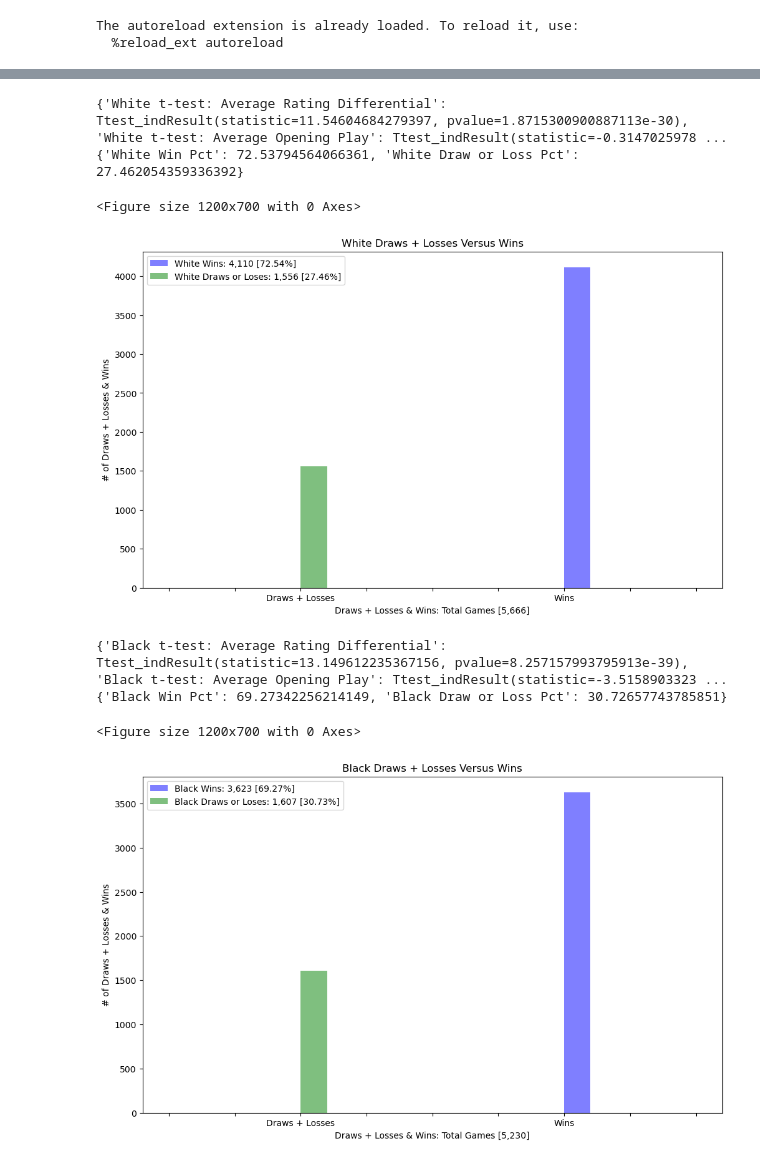
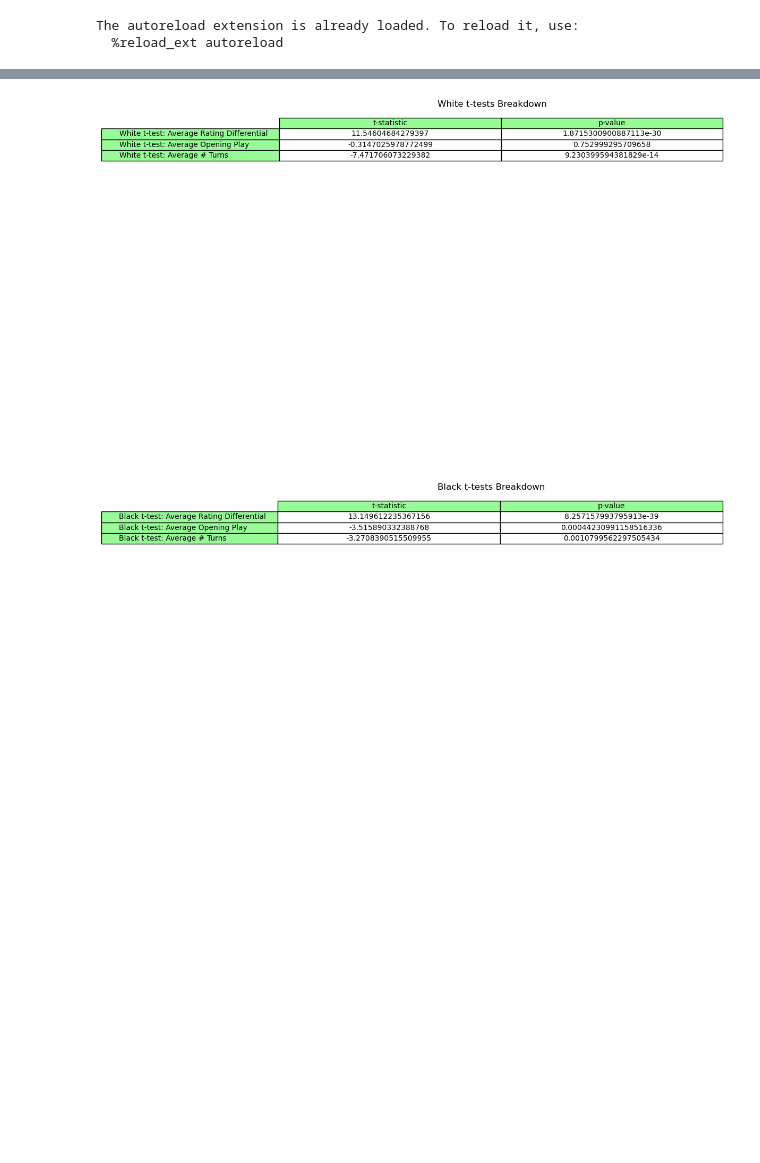
Before and after one commit to mbrann2/chess_games, a Jupyter notebook: notebooks/final_functions.ipynb, the cells around one changed output, grey strips where cells are left out. Saved outputs shown, nothing was run; the diff lists cells and outputs as text; code cells hidden in the pictures; blank space fills up the shorter version.

```diff
--- a/notebooks/final_functions.ipynb
+++ b/notebooks/final_functions.ipynb
@@ -63,3 +66,13 @@ wins_and_draws = chess.wins_versus_draws(chess_df, path="../images/wins_versus_d
 # %%
 # Null Hypothesis 3: The average number of turns in a game has no significance on which player wins the game.
 # Alternative Hypothesis 3: The average number of turns in a game has significance on which player wins the game.
+# %%
+# Obtain filtered white dataset where white is superior, or greater than 100 rating than black, and parse by white wins versus draws plus losses.
+# Map white wins to 1 and white draws or losses to 0.
+
+white_diff = chess.chess_differentials_white(chess_df)
+# %%
+# Obtain filtered black dataset where black is superior, or greater than 100 rating than white, and parse by black wins versus draws plus losses.
+# Map black wins to 1 and black draws or losses to 0.
+
+black_diff = chess.chess_differentials_black(chess_df)
@@ -66,49 +84,32 @@ wins_and_draws = chess.wins_versus_draws(chess_df, path="../images/wins_versus_d
 # %%
-# Look at stronger white players, greater than 100 ELO difference, and map wins to 1 and draws or losses to 0.
-# Perform two-sample independent t-tests to analyze the p-value and ultimately the null & alternative hypotheses for white rating differentials,
-# number of consecutive moves where a player follows an optimal book, and number of turns in the game. Generate table of results.
-# Histogram plot displaying white wins versus white draws and losses when white is the superior opponent.
+# White and black t-test tables for rating differential, opening play, and # of turns.
 
-white_player_differentials = chess.chess_differentials_white(chess_df, path1='../images/white_t_tests.png', path2='../images/white_wins_vs_draws_&_losses.png')
+t_testing_tables = chess.t_tests_tables(chess.t_tests(white_diff, black_diff), path1='../images/white_t_tests.png', path2='../images/black_t_tests.png')
 
+# White Opponent Superior:
 # The p-value for average rating differential and average opening play is less than 0.05, so we reject all the null hypotheses and there is significant difference, or impact,
 # between the white rating differentials and the number of turns in the game, all in relation to white winning the game.
 # The p-value for average number of consecutive moves where white follows an optimal book opening is greater than 0.05, so we can accept the null hypothesis
 # and state that there is no significance in following an average amount of consecutive moves of an optimal book opening and white winning the game.
 # Additionally, the relatively high t-statistic of approximately 11.55 and -7.47 for rating differentials and number of turns simply indicates the confidence in the predictor coefficient,
 # since they're both far greater than 1 standard deviation away, or an absolute value of 1.96, for an alpha value of 0.05, and further supports the decision to reject the null hypothesis.
 # The low t-statistic of -0.31 for opening play shows a lack of confidence in the predictor coefficient and further supports the decision to accept the null hypothesis since it's
 # less than 1 standard deviation away, or an absolute value of 1.96, for an alpha value of 0.05.
 # The positive t-statistic indicates that the sample mean for rating differentials greater than or equal to the average have a large sample size
 # than the sample mean for ratng differentials less than the average.
 # The negative t-statistic indicates that the sample means for opening plays and number of turns greater than or equal to the average have a smaller sample size
 # than the sample means for opening plays and number of turns less than the average.
 # The fact that white moves first might overcome the necessity to follow an optimal book opening for a consecutive amount of moves in order to win.
-# When only considering wins and draws plus losses of a higher-ranked white opponent, white wins 72.54% of the time and draws or loses 27.46% of the time over 5,666 games.
+
+# Black Opponent Superior:
+# The p-value for rating differential, number of turns, and opening play is less than 0.05, so we reject all the null hypotheses and there is significant difference, or impact,
+# between: the black rating differentials, the consecutive moves used from an optimal book opening, the number of turns in the game, all in relation to who wins the game.
+# Additionally, the relatively high t-statistic of approximately 13.15, -3.52, and -3.27 for rating differentials, opening book play, and number of turns simply indicates the confidence in the predictor coefficient,
+# since they're all far greater than 1 standard deviation away, or an absolute value of 1.96, for an alpha value of 0.05, and further supports the decision to reject the null hypothesis.
+# The positive t-statistic indicates that the sample mean for rating differentials greater than or equal to the average have a large sample size
+# than the sample mean for rating differentials less than the average.
+# The negative t-statistic indicates that the sample means for opening plays and number of turns greater than or equal to the average have a smaller sample size
+# than the sample means for opening plays and number of turns less than the average.
 # %% [output]
-{'White t-test: Average Rating Differential': Ttest_indResult(statistic=11.54604684279397, pvalue=1.8715300900887113e-30), 'White t-test: Average Opening Play': Ttest_indResult(statistic=-0.3147025978 ...
-{'White Win Pct': 72.53794564066361, 'White Draw or Loss Pct': 27.462054359336392}
-<Figure size 1200x700 with 0 Axes>
-[figure, old version]
+[figure, new version]
+[figure, added]
-# %%
-# Look at stronger black players, greater than 100 ELO difference, and map black wins to 1 and black draws or losses to 0.
-# Perform two-sample independent t-tests to analyze the p-values and ultimately the null & alternative hypotheses for black rating differentials,
-# number of consecutive moves where a player follows an optimal book and number of turns in the game. Generate table of results.
-# Histogram plot displaying black wins versus black draws and losses when black is the superior opponent.
-
-black_player_differentials = chess.chess_differentials_black(chess_df, path1='../images/black_t_tests.png', path2='../images/black_wins_vs_draws_&_losses.png')
-
-# The p-value for rating differential, number of turns, and opening play is less than 0.05, so we reject all the null hypotheses and there is significant difference, or impact,
-# between: the black rating differentials, the consecutive moves used from an optimal book opening, the number of turns in the game, all in relation to who wins the game.
-# Additionally, the relatively high t-statistic of approximately 13.15, -3.52, and -3.27 for rating differentials, opening book play, and number of turns simply indicates the confidence in the predictor coefficient,
-# since they're all far greater than 1 standard deviation away, or an absolute value of 1.96, for an alpha value of 0.05, and further supports the decision to reject the null hypothesis.
-# The positive t-statistic indicates that the sample mean for rating differentials greater than or equal to the average have a large sample size
-# than the sample mean for rating differentials less than the average.
-# The negative t-statistic indicates that the sample means for opening plays and number of turns greater than or equal to the average have a smaller sample size
-# than the sample means for opening plays and number of turns less than the average.
-# When only considering wins and draws plus losses of a higher-ranked black opponent, black wins 69.27% of the time and draws or loses 30.73% of the time over 5,230 games.
-# %% [output]
-{'Black t-test: Average Rating Differential': Ttest_indResult(statistic=13.149612235367156, pvalue=8.257157993795913e-39), 'Black t-test: Average Opening Play': Ttest_indResult(statistic=-3.5158903323 ...
-{'Black Win Pct': 69.27342256214149, 'Black Draw or Loss Pct': 30.72657743785851}
-<Figure size 1200x700 with 0 Axes>
-[figure, removed]
```
Also changed, not shown: parts of 11 cells of this notebook, 8 other files.
